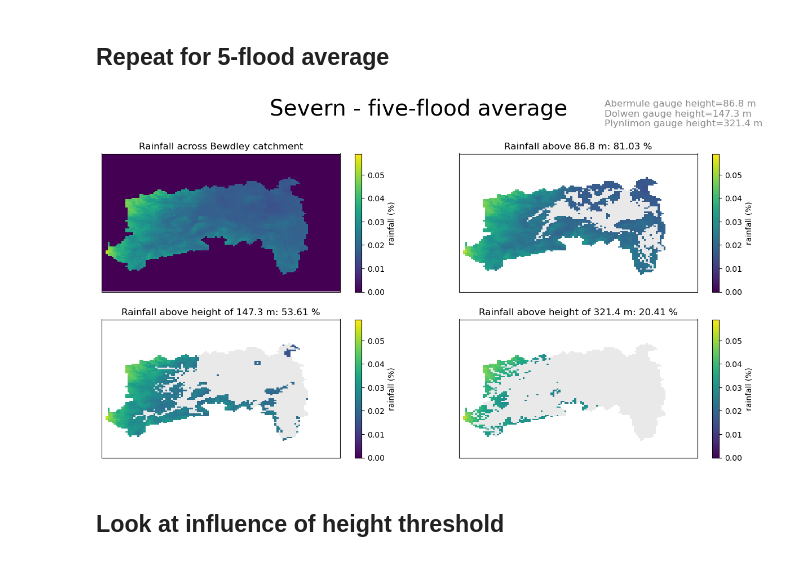
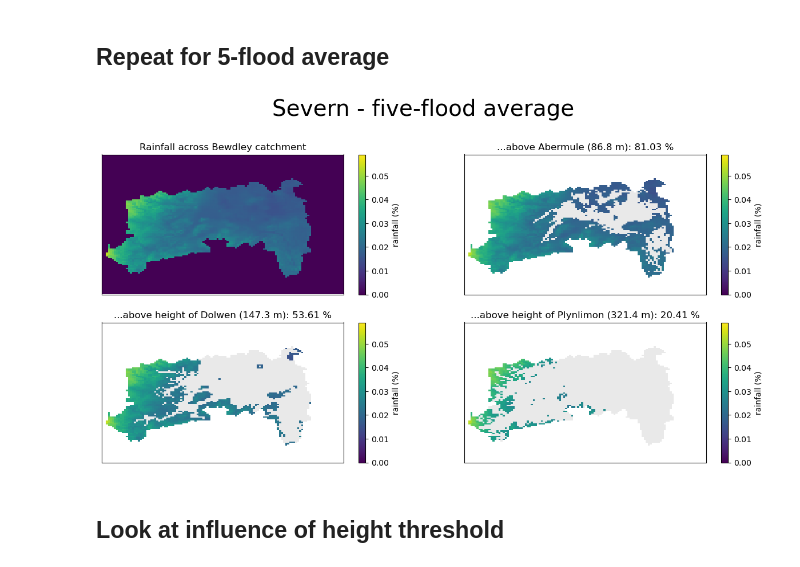
Before and after one commit to Thomasjkeel/FDRI-high-altitude-rainfall-and-floods, a Jupyter notebook: River Severn/High_altitude_rainfall.ipynb, the cells around one changed output. Saved outputs shown, nothing was run; the diff lists cells and outputs as text; code cells hidden in the pictures.

```diff
--- a/River Severn/High_altitude_rainfall.ipynb
+++ b/River Severn/High_altitude_rainfall.ipynb
@@ -310,39 +310,37 @@ mean_pnt_above_abermule = (sum_region_rainfall(mean_bewdley_mask_sum_prop_above_
 mean_pnt_above_dolwen = (sum_region_rainfall(mean_bewdley_mask_sum_prop_above_dolwen)*100).data.round(2)
 mean_pnt_above_plynlimon = (sum_region_rainfall(mean_bewdley_mask_sum_prop_above_plynlimon)*100).data.round(2)
 mean_rain_prop_vmax = (mean_bewdley_mask_sum_prop.max().round(5)+0.00005)*100
 
 fig, axes = plt.subplots(2, 2, figsize=(15, 7))
 for ax in axes.flatten():
     (mean_bewdley_mask_sum_prop/mean_bewdley_mask_sum_prop).plot(cmap='Greys', alpha=.2, ax=ax, add_colorbar=False)
 
 (mean_bewdley_mask_sum_prop*100).plot(ax=axes[0][0], vmin=0, vmax=mean_rain_prop_vmax,\
                                  cbar_kwargs={'label':f'rainfall (%)'})
 axes[0][0].set_title(f'Rainfall across Bewdley catchment');
 (mean_bewdley_mask_sum_prop_above_abermule*100).plot(ax=axes[0][1], vmin=0, vmax=mean_rain_prop_vmax,\
                                               cbar_kwargs={'label':f'rainfall (%)'})
-axes[0][1].set_title(f'Rainfall above {abermule_station_height_buffer/10} m: {mean_pnt_above_abermule} %');
+axes[0][1].set_title(f'...above Abermule ({abermule_station_height_buffer/10} m): {mean_pnt_above_abermule} %');
 (mean_bewdley_mask_sum_prop_above_dolwen*100).plot(ax=axes[1][0], vmin=0, vmax=mean_rain_prop_vmax,\
                                                  cbar_kwargs={'label':f'rainfall (%)'})
 
-axes[1][0].set_title(f'Rainfall above height of {dolwen_station_height_buffer/10} m: {mean_pnt_above_dolwen} %');
+axes[1][0].set_title(f'...above height of Dolwen ({dolwen_station_height_buffer/10} m): {mean_pnt_above_dolwen} %');
 (mean_bewdley_mask_sum_prop_above_plynlimon*100).plot(ax=axes[1][1], vmin=0, vmax=mean_rain_prop_vmax,\
                                                  cbar_kwargs={'label':f'rainfall (%)'})
-axes[1][1].set_title(f'Rainfall above height of {plynlimon_station_height_buffer/10} m: {mean_pnt_above_plynlimon} %');
+axes[1][1].set_title(f'...above height of Plynlimon ({plynlimon_station_height_buffer/10} m): {mean_pnt_above_plynlimon} %');
 for ax in axes.flatten():
     ax.set_xlabel(None)
     ax.set_ylabel(None)
     ax.set_xticks([]); ax.set_yticks([]);
 
 
 plt.suptitle(f'Severn - five-flood average', y=1.02, size=28)
-fig.text(s=f'Abermule gauge height={abermule_station_height/10} m\nDolwen gauge height={dolwen_station_height/10} m\nPlynlimon gauge height={plynlimon_station_height/10} m',\
-          x=.72, y=.95, color='grey', alpha=.9, size=12)
 
 fig.subplots_adjust(hspace=.2)
 # plt.savefig(f'Figures/fiveflood_mean_bewdley_{days_before_flood+1}d_prop_rain.png',\
 #             bbox_inches='tight', dpi=200)
 # %% [output]
-[figure, old version]
+[figure, new version]
 # %% [markdown]
 ## Look at influence of height threshold
 # %%
```
Also changed, not shown: 4 other files.
